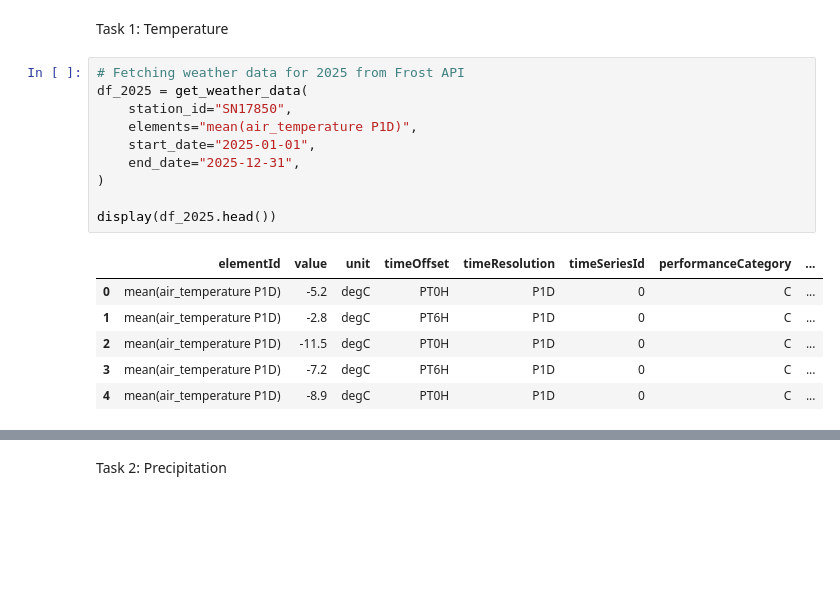
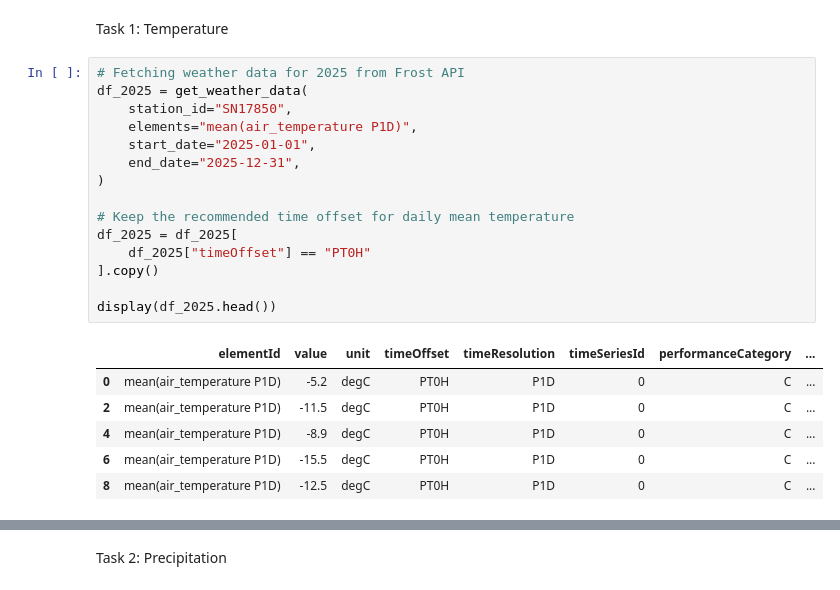
Before and after one commit to Lindaqh/Deliverable1_Uke42, a Jupyter notebook: Deliverable1_Uke42/Deliverable1_Uke42.ipynb, the cells around one changed output, grey strips where cells are left out. Drawn from its saved outputs; the diff is of its cells as text; blank space fills up the shorter version.

```diff
--- a/Deliverable1_Uke42/Deliverable1_Uke42.ipynb
+++ b/Deliverable1_Uke42/Deliverable1_Uke42.ipynb
@@ -69,17 +69,22 @@ Task 1: Temperature
 # %%
 # Fetching weather data for 2025 from Frost API
 df_2025 = get_weather_data(
     station_id="SN17850",
     elements="mean(air_temperature P1D)",
     start_date="2025-01-01",
     end_date="2025-12-31",
 )
 
+# Keep the recommended time offset for daily mean temperature
+df_2025 = df_2025[
+    df_2025["timeOffset"] == "PT0H"
+].copy()
+
 display(df_2025.head())
 # %% [output]
 |  | elementId | value | unit | timeOffset | timeResolution | timeSeriesId | performanceCategory | ... |
 | 0 | mean(air_temperature P1D) | -5.2 | degC | PT0H | P1D | 0 | C | ... |
-| 1 | mean(air_temperature P1D) | -2.8 | degC | PT6H | P1D | 0 | C | ... |
 | 2 | mean(air_temperature P1D) | -11.5 | degC | PT0H | P1D | 0 | C | ... |
-| 3 | mean(air_temperature P1D) | -7.2 | degC | PT6H | P1D | 0 | C | ... |
 | 4 | mean(air_temperature P1D) | -8.9 | degC | PT0H | P1D | 0 | C | ... |
+| 6 | mean(air_temperature P1D) | -15.5 | degC | PT0H | P1D | 0 | C | ... |
+| 8 | mean(air_temperature P1D) | -12.5 | degC | PT0H | P1D | 0 | C | ... |
```
Also changed, not shown: parts of 8 cells of this notebook.
